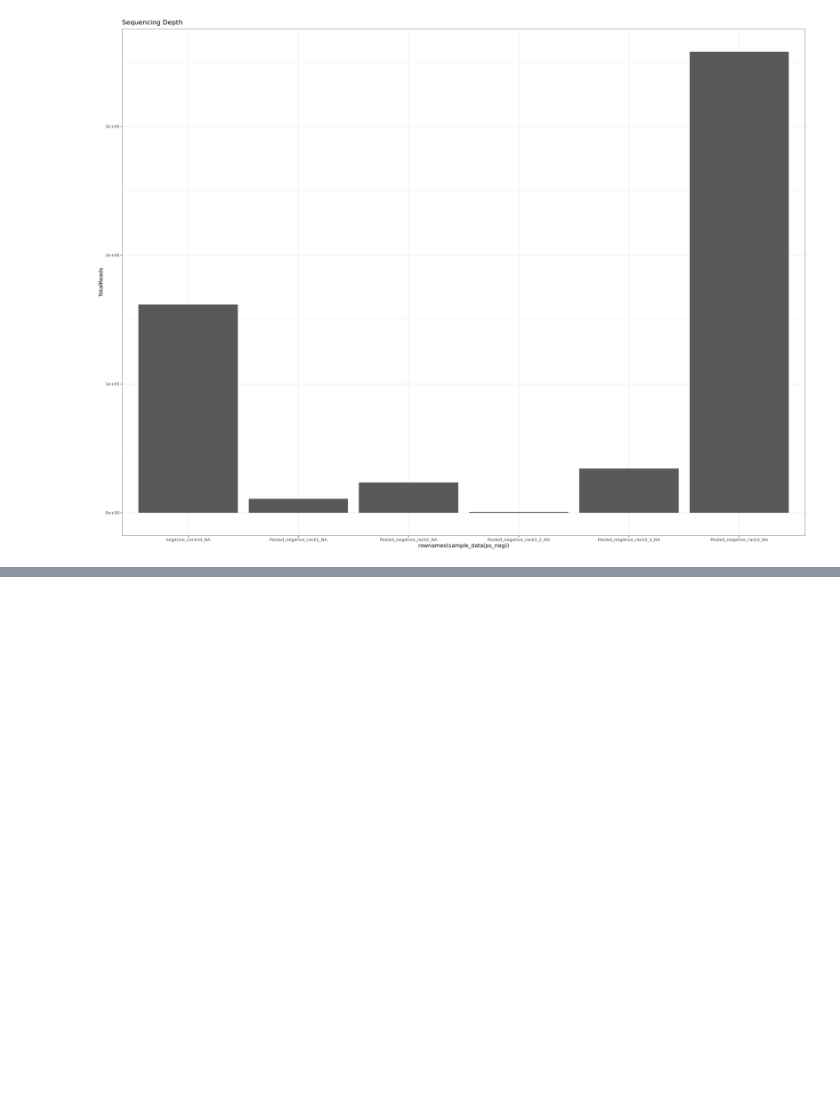
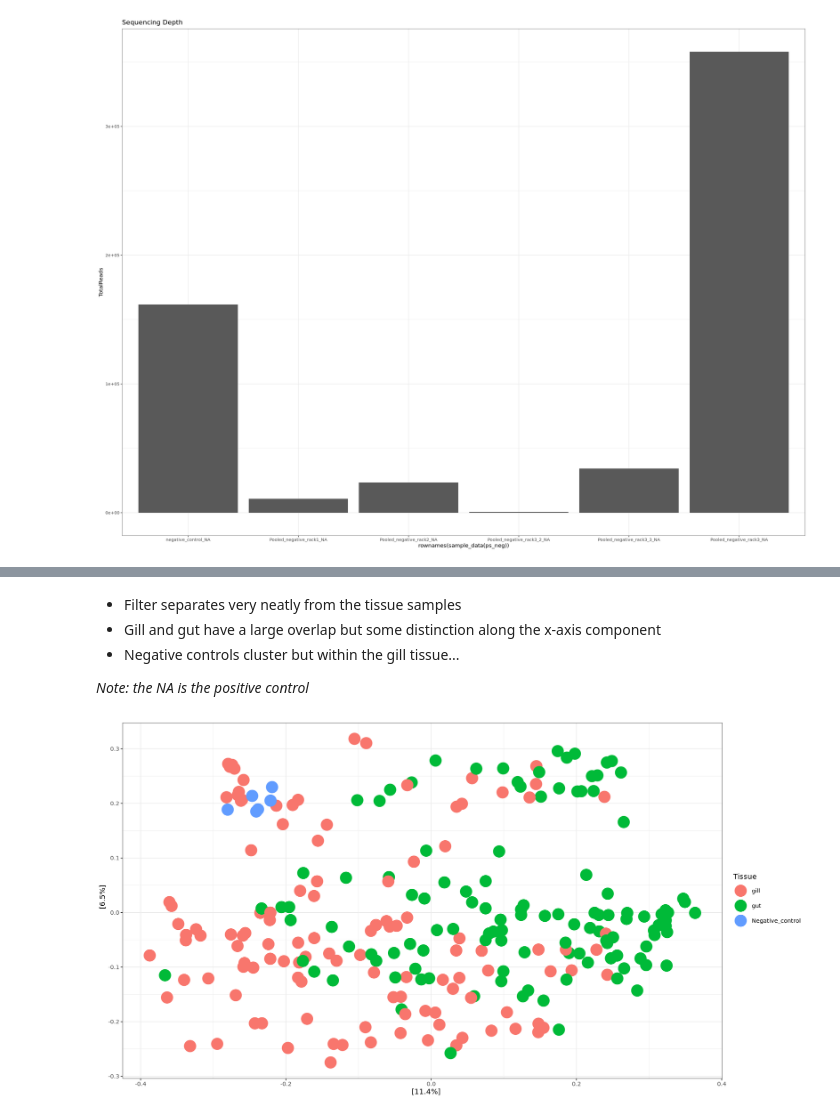
Before and after one commit to jfiorilla/ORCC_16S, a Jupyter notebook: phyloseq-working.ipynb, the cells around one changed output, grey strips where cells are left out. Cells and saved outputs as stored; diff of their text form; code cells hidden in the pictures; blank space fills up the shorter version.

```diff
--- a/phyloseq-working.ipynb
+++ b/phyloseq-working.ipynb
@@ -248,0 +269,15 @@ plot_ordination(ps_neg, neg.ord, color = "SampleID") +
+# %% [markdown]
+- Filter separates very neatly from the tissue samples
+- Gill and gut have a large overlap but some distinction along the x-axis component
+- Negative controls cluster but within the gill tissue...
+
+*Note: the NA is the positive control*
+# %%
+# Remove filter samples from PCoA and plot
+ps_tissue <- subset_samples(ps, Tissue != "filter")
+tissue.ord <- ordinate(ps_tissue, "PCoA", "bray")
+plot_ordination(ps_tissue, tissue.ord, color = "Tissue") +
+    geom_point(size=8) +
+    theme_bw()
+# %% [output]
+[figure, added]
```
Also changed, not shown: parts of 37 cells of this notebook.
